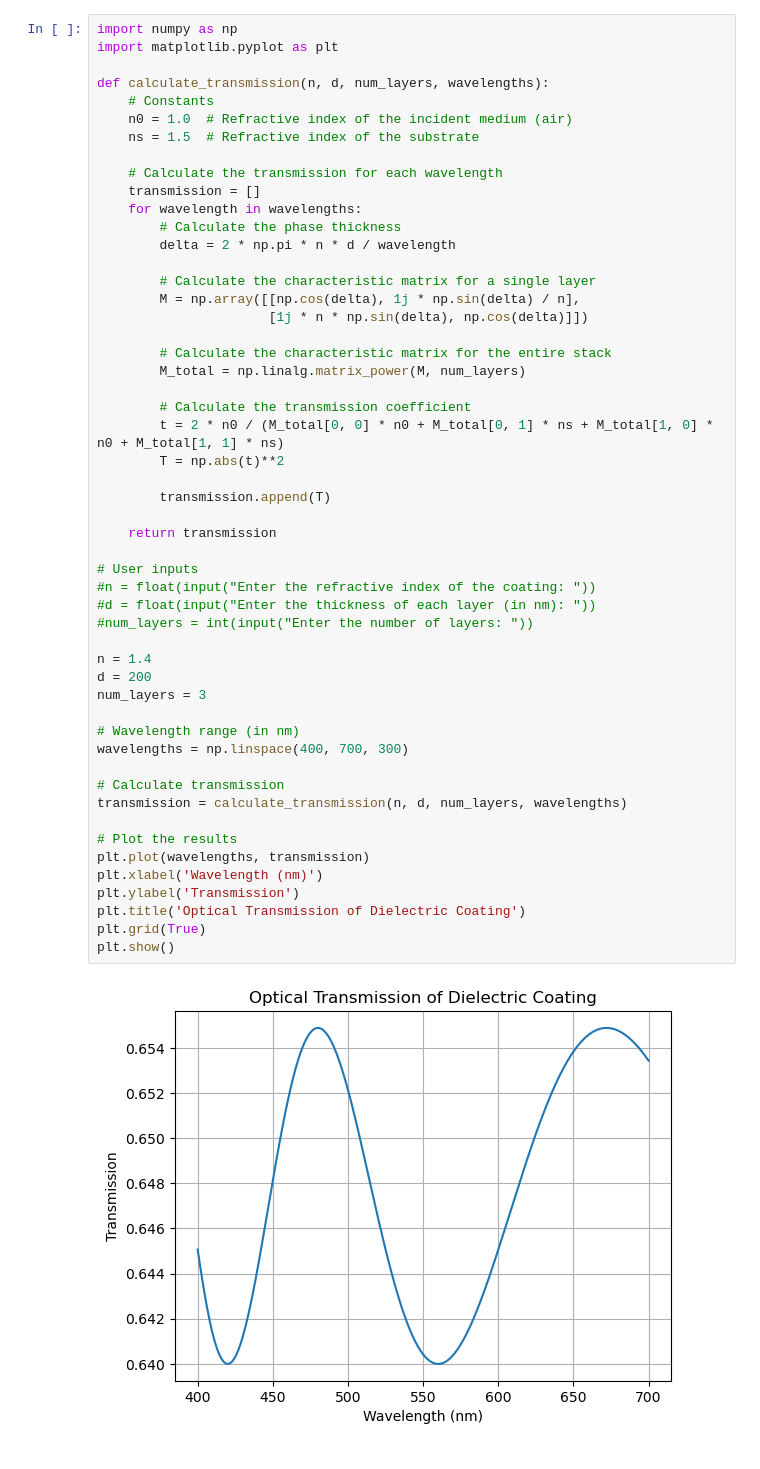
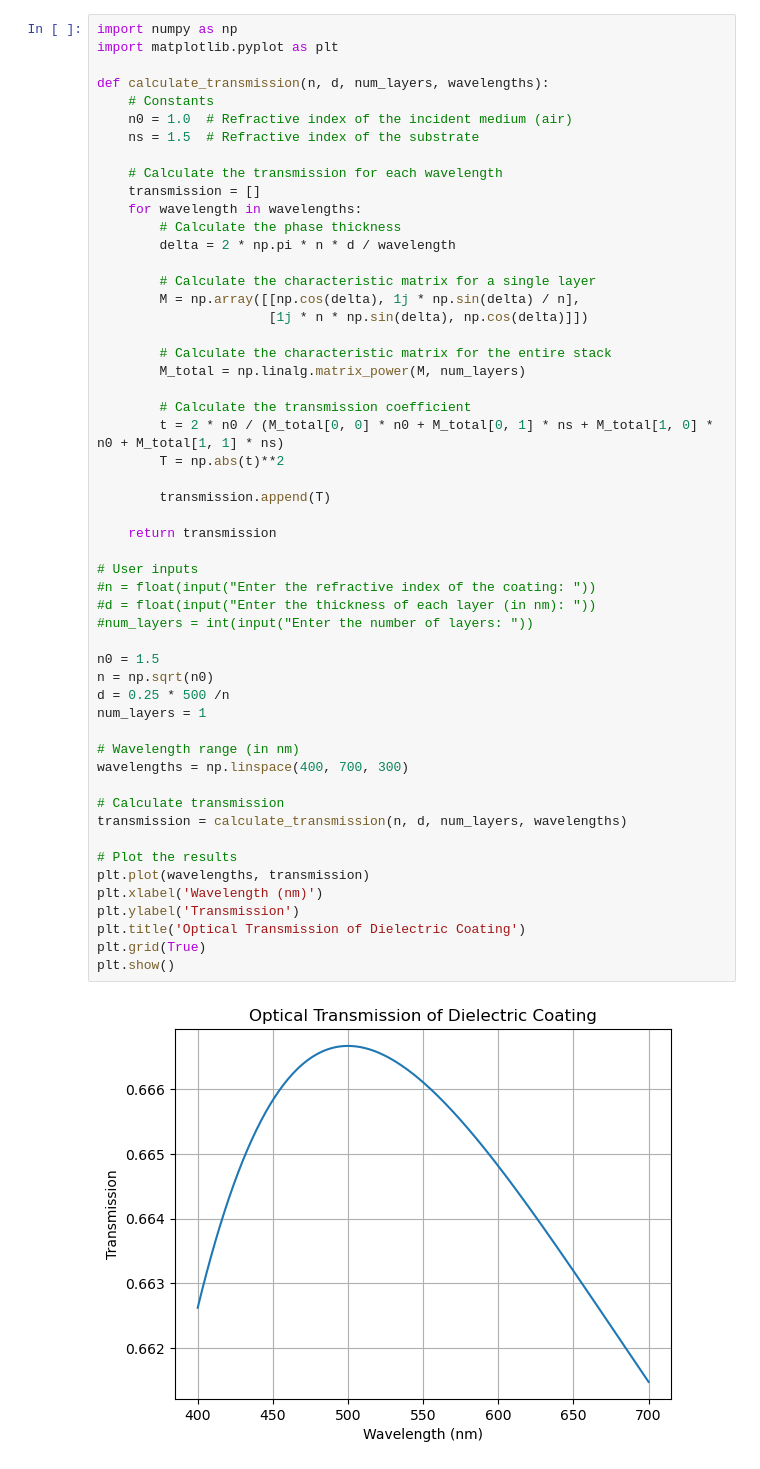
Before and after one commit to tacticstactics/Optical_thin_film_coating, a Jupyter notebook: Untitled-1.ipynb, the cells around one changed output. Cells and saved outputs as stored; diff of their text form.

```diff
--- a/Untitled-1.ipynb
+++ b/Untitled-1.ipynb
@@ -21,34 +21,35 @@ def calculate_transmission(n, d, num_layers, wavelengths):
         M_total = np.linalg.matrix_power(M, num_layers)
 
         # Calculate the transmission coefficient
         t = 2 * n0 / (M_total[0, 0] * n0 + M_total[0, 1] * ns + M_total[1, 0] * n0 + M_total[1, 1] * ns)
         T = np.abs(t)**2
 
         transmission.append(T)
 
     return transmission
 
 # User inputs
 #n = float(input("Enter the refractive index of the coating: "))
 #d = float(input("Enter the thickness of each layer (in nm): "))
 #num_layers = int(input("Enter the number of layers: "))
 
-n = 1.4
-d = 200
-num_layers = 3
+n0 = 1.5
+n = np.sqrt(n0)
+d = 0.25 * 500 /n
+num_layers = 1
 
 # Wavelength range (in nm)
 wavelengths = np.linspace(400, 700, 300)
 
 # Calculate transmission
 transmission = calculate_transmission(n, d, num_layers, wavelengths)
 
 # Plot the results
 plt.plot(wavelengths, transmission)
 plt.xlabel('Wavelength (nm)')
 plt.ylabel('Transmission')
 plt.title('Optical Transmission of Dielectric Coating')
 plt.grid(True)
 plt.show()
 # %% [output]
-[figure, old version]
+[figure, new version]
```
